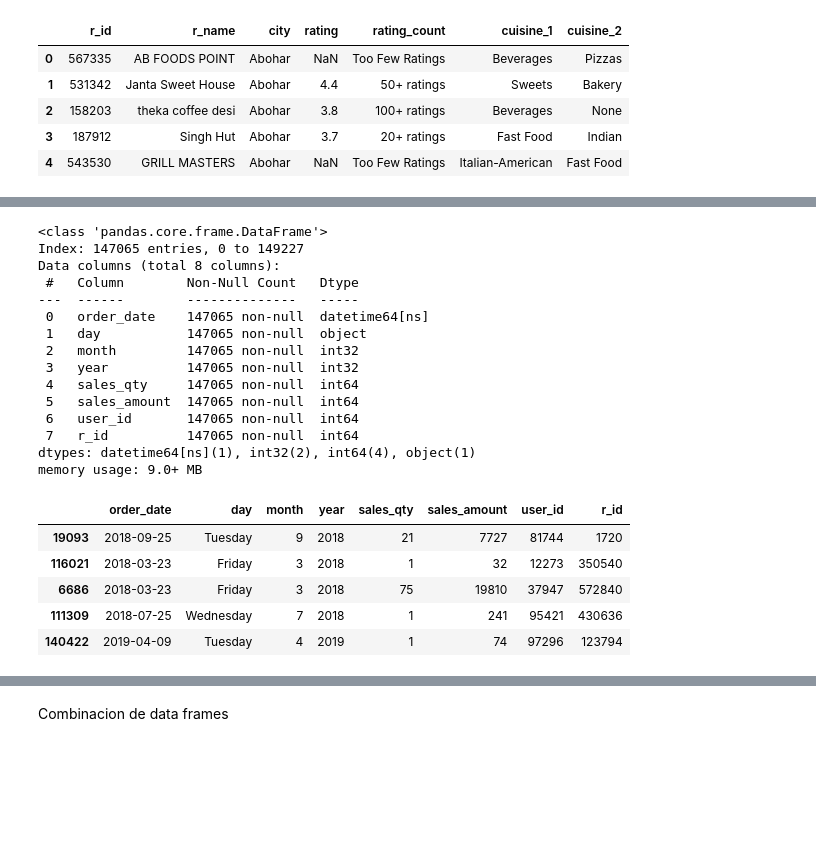
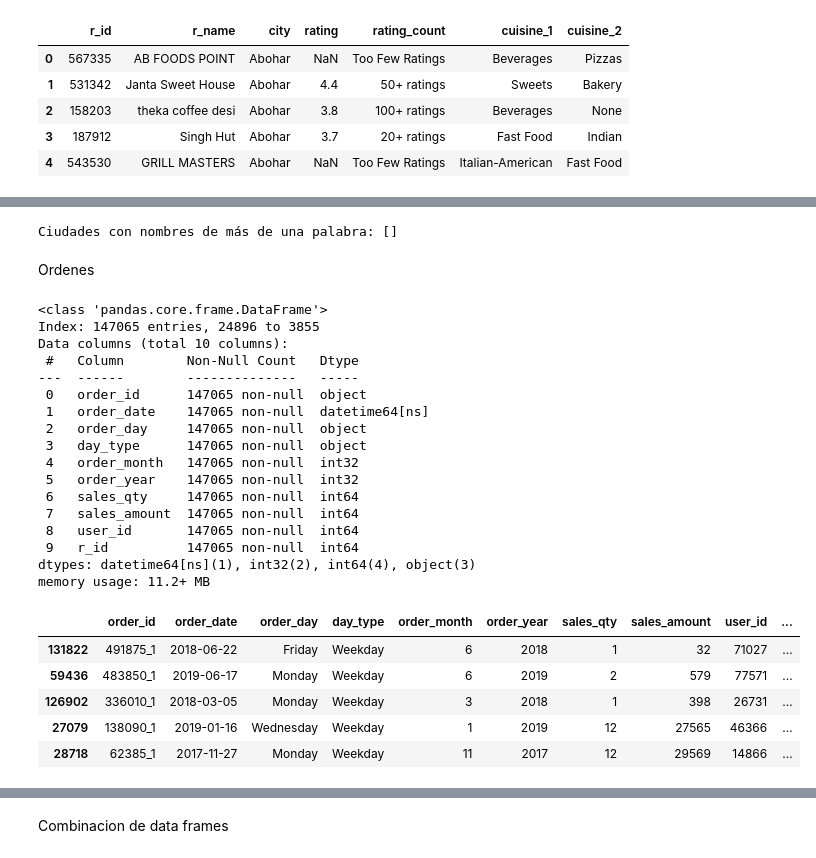
Before and after one commit to Sebastien732/Proyecto_final_EDA_dashboard, a Jupyter notebook: Notebook/exploracion.ipynb, the cells around one changed output, grey strips where cells are left out. Saved outputs shown, nothing was run; the diff lists cells and outputs as text; code cells hidden in the pictures; blank space fills up the shorter version.

```diff
--- a/Notebook/exploracion.ipynb
+++ b/Notebook/exploracion.ipynb
@@ -642,55 +688,85 @@ other_cuisines_df = df_restaurant[df_restaurant['cuisine_category'] == 'Other'][
+# %%
+#identificamos las ciudades que contienen un nombre con mas de una palabra
+ciudades_multipalabra = [city for city in df_restaurant['city'].unique() if ',' in city]
+print("Ciudades con nombres de más de una palabra:", ciudades_multipalabra)
+# %% [output]
+Ciudades con nombres de más de una palabra: []
+# %% [markdown]
+Ordenes
 # %%
 #eliminacion de filas con valores nulos en r_id de df_orders
 df_orders = df_orders.dropna(subset=['r_id'])
 
 #cambio de tipo de dato de la columna r_id de float a int en df_orders
 df_orders['r_id'] = df_orders['r_id'].astype(int)
 
 #eliminacion de la columna currency de df_orders
 df_orders = df_orders.drop(columns=['currency'])
 
 # creacion de la columna day en df_orders
-df_orders['day'] = df_orders['order_date'].dt.day_name()
+df_orders['order_day'] = df_orders['order_date'].dt.day_name()
 
 # creacion de la columna month en df_orders en formato numerico
-df_orders['month'] = df_orders['order_date'].dt.month
+df_orders['order_month'] = df_orders['order_date'].dt.month
 
 # creacion de la columna year en df_orders
-df_orders['year'] = df_orders['order_date'].dt.year
+df_orders['order_year'] = df_orders['order_date'].dt.year
 
 # movemos las columnas day, month y year para que estén después de order_date en df_orders
 cols = df_orders.columns.tolist()
-cols.insert(cols.index('order_date') + 1, cols.pop(cols.index('day')))
-cols.insert(cols.index('order_date') + 2, cols.pop(cols.index('month')))
-cols.insert(cols.index('order_date') + 3, cols.pop(cols.index('year')))
+cols.insert(cols.index('order_date') + 1, cols.pop(cols.index('order_day')))
+cols.insert(cols.index('order_date') + 2, cols.pop(cols.index('order_month')))
+cols.insert(cols.index('order_date') + 3, cols.pop(cols.index('order_year')))
+df_orders = df_orders[cols]
+# creamos una columna llamada 'day_type' para agrupar los pedidos por dia de semana o fin de semana
+def day_type(day):
+    if day in ['Saturday', 'Sunday']:
+        return 'Weekend'
+    else:
+        return 'Weekday'
+df_orders['day_type'] = df_orders['order_day'].apply(day_type)
+
+#movemos la columna day_type para que esté después de day en df_orders
+cols = df_orders.columns.tolist()
+cols.insert(cols.index('order_day') + 1, cols.pop(cols.index('day_type')))
 df_orders = df_orders[cols]
 
 #eliminamos las filas con valor 0 en sales amount en df_orders
 df_orders = df_orders[df_orders['sales_amount'] != 0]
 
+#creacion de una columna order_id en df_orders combinando r_id y order_date por orden de fecha de pedido
+df_orders = df_orders.sort_values(by=['r_id', 'order_date'])
+df_orders['order_id'] = df_orders.groupby('r_id').cumcount() + 1
+df_orders['order_id'] = df_orders['r_id'].astype(str) + '_' + df_orders['order_id'].astype(str)
+#movemos la columna order_id para que esté al inicio de df_orders
+cols = df_orders.columns.tolist()
+cols.insert(0, cols.pop(cols.index('order_id')))
+df_orders = df_orders[cols]
 
 #comprobacion de los cambios realizados en df_orders
 df_orders.info()
 df_orders.sample(5)
 # %% [output]
 <class 'pandas.core.frame.DataFrame'>
-Index: 147065 entries, 0 to 149227
-Data columns (total 8 columns):
+Index: 147065 entries, 24896 to 3855
+Data columns (total 10 columns):
  #   Column        Non-Null Count   Dtype
 ---  ------        --------------   -----
- 0   order_date    147065 non-null  datetime64[ns]
- 1   day           147065 non-null  object
- 2   month         147065 non-null  int32
- 3   year          147065 non-null  int32
- 4   sales_qty     147065 non-null  int64
- 5   sales_amount  147065 non-null  int64
- 6   user_id       147065 non-null  int64
- 7   r_id          147065 non-null  int64
-dtypes: datetime64[ns](1), int32(2), int64(4), object(1)
-memory usage: 9.0+ MB
+ 0   order_id      147065 non-null  object
+ 1   order_date    147065 non-null  datetime64[ns]
+ 2   order_day     147065 non-null  object
+ 3   day_type      147065 non-null  object
+ 4   order_month   147065 non-null  int32
+ 5   order_year    147065 non-null  int32
+ 6   sales_qty     147065 non-null  int64
+ 7   sales_amount  147065 non-null  int64
+ 8   user_id       147065 non-null  int64
+ 9   r_id          147065 non-null  int64
+dtypes: datetime64[ns](1), int32(2), int64(4), object(3)
+memory usage: 11.2+ MB
-|  | order_date | day | month | year | sales_qty | sales_amount | user_id | r_id |
-| 19093 | 2018-09-25 | Tuesday | 9 | 2018 | 21 | 7727 | 81744 | 1720 |
-| 116021 | 2018-03-23 | Friday | 3 | 2018 | 1 | 32 | 12273 | 350540 |
-| 6686 | 2018-03-23 | Friday | 3 | 2018 | 75 | 19810 | 37947 | 572840 |
-| 111309 | 2018-07-25 | Wednesday | 7 | 2018 | 1 | 241 | 95421 | 430636 |
-| 140422 | 2019-04-09 | Tuesday | 4 | 2019 | 1 | 74 | 97296 | 123794 |
+|  | order_id | order_date | order_day | day_type | order_month | order_year | sales_qty | sales_amount | user_id | ... |
+| 131822 | 491875_1 | 2018-06-22 | Friday | Weekday | 6 | 2018 | 1 | 32 | 71027 | ... |
+| 59436 | 483850_1 | 2019-06-17 | Monday | Weekday | 6 | 2019 | 2 | 579 | 77571 | ... |
+| 126902 | 336010_1 | 2018-03-05 | Monday | Weekday | 3 | 2018 | 1 | 398 | 26731 | ... |
+| 27079 | 138090_1 | 2019-01-16 | Wednesday | Weekday | 1 | 2019 | 12 | 27565 | 46366 | ... |
+| 28718 | 62385_1 | 2017-11-27 | Monday | Weekday | 11 | 2017 | 12 | 29569 | 14866 | ... |
```
Also changed, not shown: parts of 43 cells of this notebook, 6 other files.
